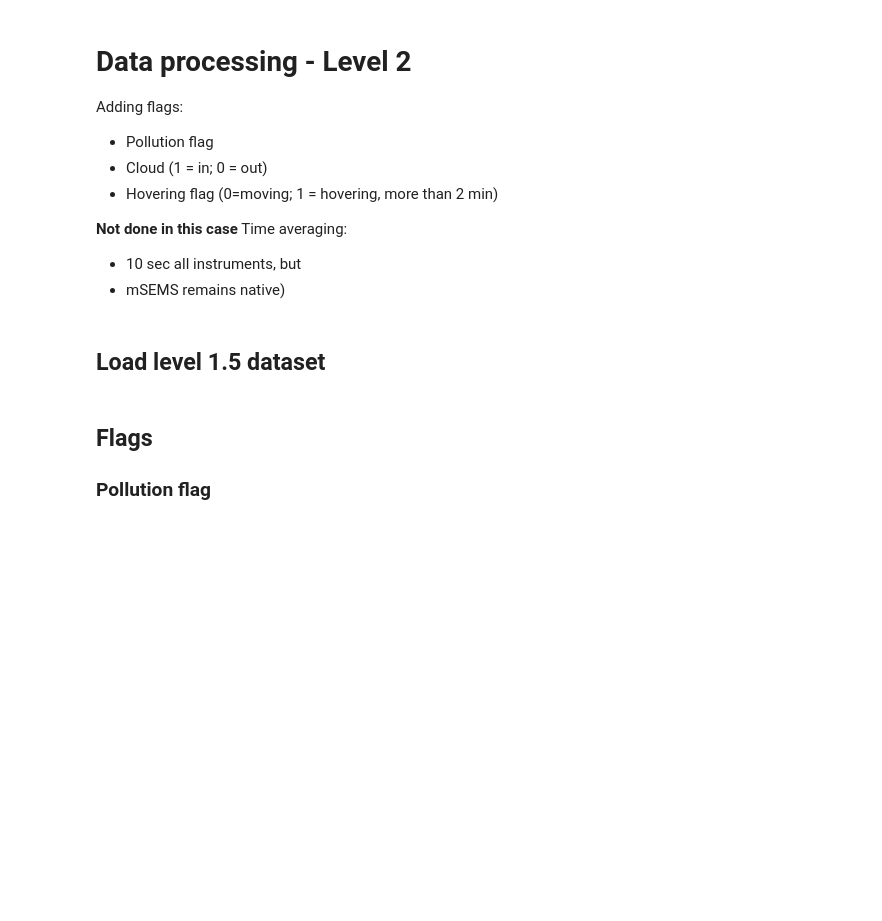
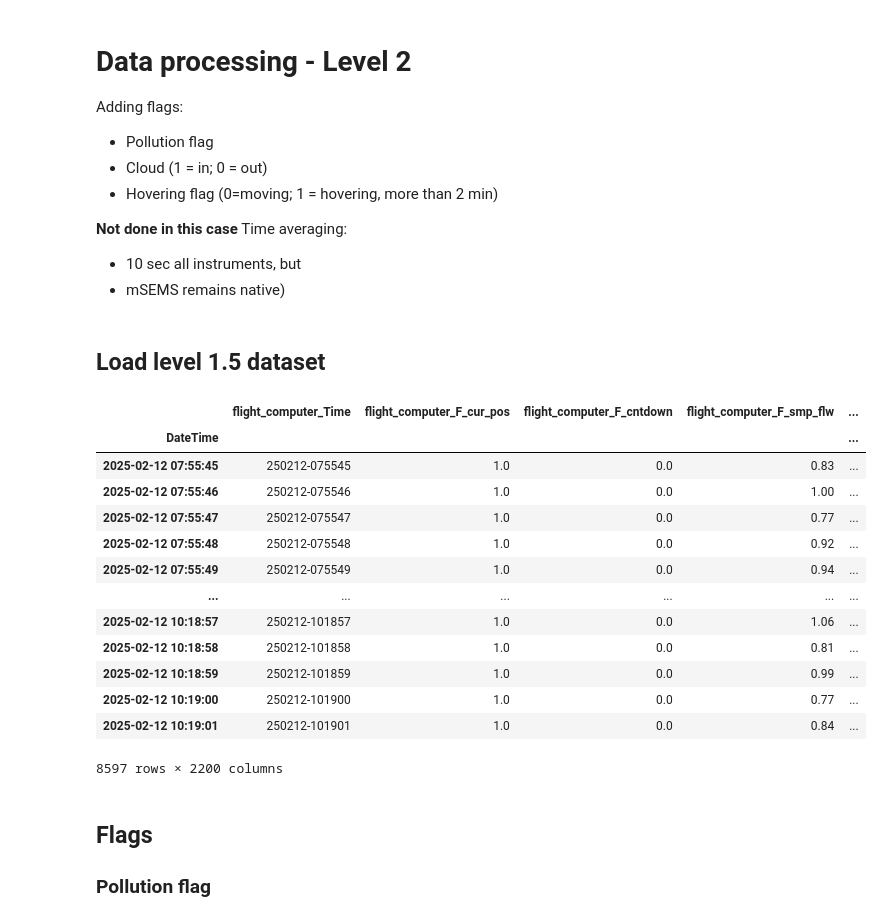
Before and after one commit to EERL-EPFL/helikite-data-processing, a Jupyter notebook: notebooks/level2_DataProcessing.ipynb, the cells around one changed output. Drawn from its saved outputs; the diff is of its cells as text; code cells hidden in the pictures; blank space fills up the shorter version.

```diff
--- a/notebooks/level2_DataProcessing.ipynb
+++ b/notebooks/level2_DataProcessing.ipynb
@@ -14,11 +14,15 @@ from pathlib import Path
 
 DATA_FLIGHT_DIR_BASENAME = "2025-02-12_A"
 
-DATA_DIR = r"C:\Users\temel\Desktop\EERL\Campaigns\03_ORACLES\Neumayer_2024\Data"
-DATA_DIRPATH = Path(DATA_DIR)
+DATA_DIRPATH = Path(r"C:\Users\temel\Desktop\EERL\Campaigns\03_ORACLES\Neumayer_2024\Data")
 DATA_PROCESSING_DIRPATH = DATA_DIRPATH / "Processing"
+
+DATA_LEVEL0_DIRPATH = DATA_PROCESSING_DIRPATH / "Level0"
+DATA_LEVEL1_DIRPATH = DATA_PROCESSING_DIRPATH / "Level1"
 DATA_LEVEL1_5_DIRPATH = DATA_PROCESSING_DIRPATH / "Level1.5"
 DATA_LEVEL2_DIRPATH = DATA_PROCESSING_DIRPATH / "Level2"
+
+INPUT_DATA_FILE_BASENAME = "level0_2025-02-12T10-35"
 # %% [markdown]
 ## Load level 1.5 dataset
 # %%
@@ -37 +45,29 @@ warnings.filterwarnings("ignore")
+# %%
+import pandas as pd
+
+df_level1 = pd.read_csv(
+    DATA_LEVEL1_DIRPATH / f"level1_{DATA_FLIGHT_DIR_BASENAME}.csv",
+    index_col='DateTime',
+    parse_dates=['DateTime']
+)
+
+if 'DateTime.1' in df_level1.columns:
+    df_level1.rename(columns={'DateTime.1': 'DateTime'}, inplace=True)
+
+df_level1
+# %% [output]
+|  | flight_computer_Time | flight_computer_F_cur_pos | flight_computer_F_cntdown | flight_computer_F_smp_flw | ... |
+| DateTime |  |  |  |  | ... |
+| 2025-02-12 07:55:45 | 250212-075545 | 1.0 | 0.0 | 0.83 | ... |
+| 2025-02-12 07:55:46 | 250212-075546 | 1.0 | 0.0 | 1.00 | ... |
+| 2025-02-12 07:55:47 | 250212-075547 | 1.0 | 0.0 | 0.77 | ... |
+| 2025-02-12 07:55:48 | 250212-075548 | 1.0 | 0.0 | 0.92 | ... |
+| 2025-02-12 07:55:49 | 250212-075549 | 1.0 | 0.0 | 0.94 | ... |
+| ... | ... | ... | ... | ... | ... |
+| 2025-02-12 10:18:57 | 250212-101857 | 1.0 | 0.0 | 1.06 | ... |
+| 2025-02-12 10:18:58 | 250212-101858 | 1.0 | 0.0 | 0.81 | ... |
+| 2025-02-12 10:18:59 | 250212-101859 | 1.0 | 0.0 | 0.99 | ... |
+| 2025-02-12 10:19:00 | 250212-101900 | 1.0 | 0.0 | 0.77 | ... |
+| 2025-02-12 10:19:01 | 250212-101901 | 1.0 | 0.0 | 0.84 | ... |
+8597 rows × 2200 columns
 # %%
```
Also changed, not shown: parts of 2 cells of this notebook, 3 other files.
